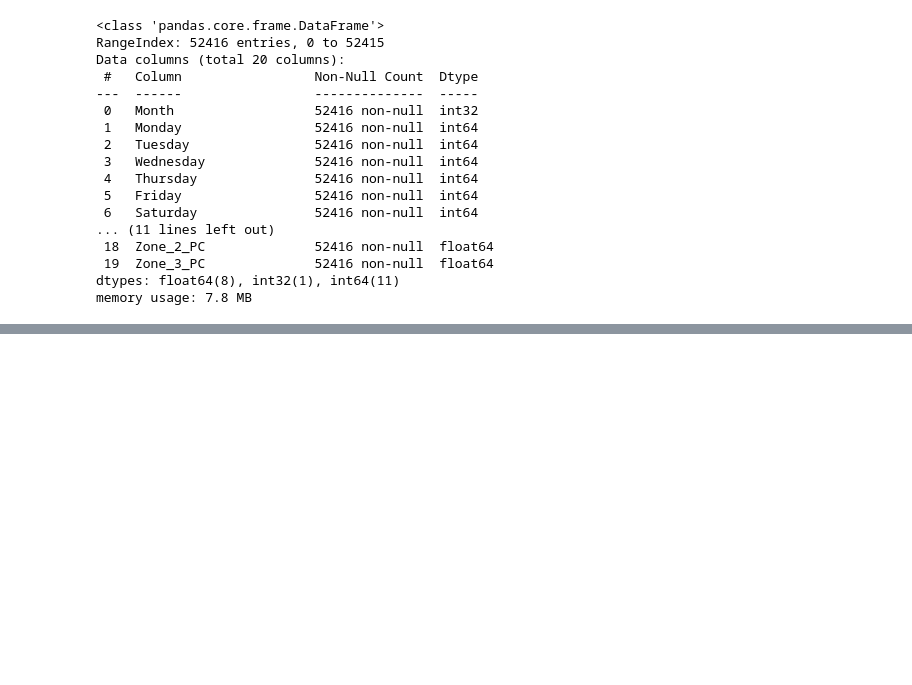
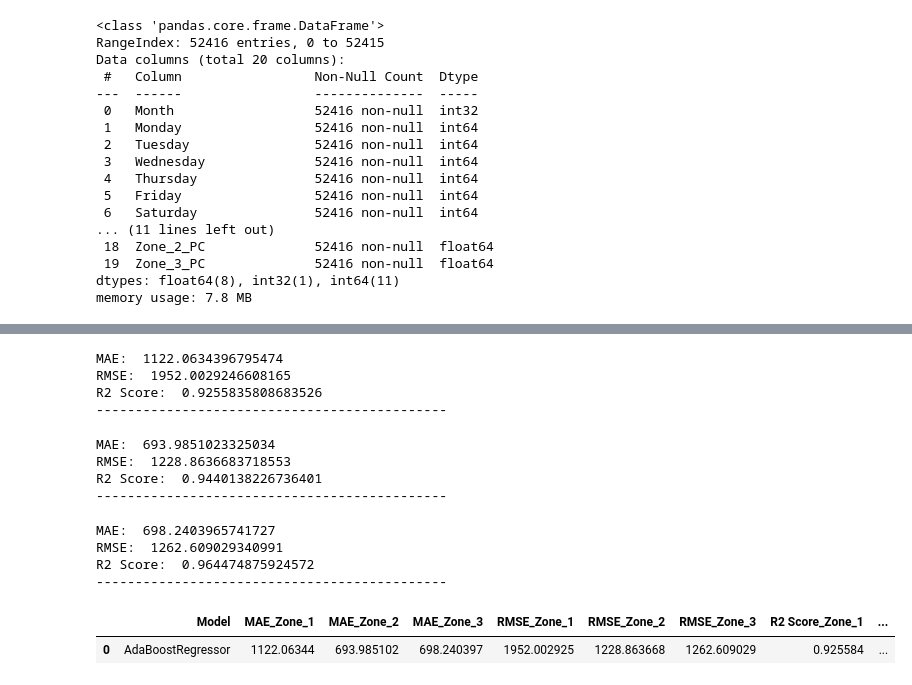
Before and after one commit to JosMal96/powerhouse-squad-project, a Jupyter notebook: Machine Learning.ipynb, the cells around one changed output, grey strips where cells are left out. Saved outputs shown, nothing was run; the diff lists cells and outputs as text; code cells hidden in the pictures; blank space fills up the shorter version.

```diff
--- a/Machine Learning.ipynb
+++ b/Machine Learning.ipynb
@@ -0,0 +62,4 @@
+# %%
+# Vars representing folders to store our Metrics:
+METRICS_PICKLE_DF = './Generated_Files'
+FINAL_RESULTS = './Models_Results'
@@ -505,0 +198,5 @@ y_train
+# %%
+scaler = MinMaxScaler()
+X_train_scaled, X_test_scaled = scale_data(X_train, X_test, normalizer=scaler)
+
+X_train_scaled.head()
@@ -505,0 +349,71 @@ y_train
+# %%
+# Less code for AdaBoost + df output
+
+# Initialize AdaBoost model
+ada_reg = AdaBoostRegressor(DecisionTreeRegressor(max_depth=20), n_estimators=100)
+
+# Create subsets
+zones = ['Zone_1_PC', 'Zone_2_PC', 'Zone_3_PC']
+# y_train_1 = y_train.drop(columns=['Zone_2_PC','Zone_3_PC'])
+y_train_subsets = [y_train.drop(columns=[zone for zone in zones if zone != target]) for target in zones]
+y_test_subsets = [y_test.drop(columns=[zone for zone in zones if zone != target]) for target in zones]
+
+# DataFrame to store results
+results_df = pd.DataFrame(columns=[
+    'Model', 'MAE_Zone_1', 'MAE_Zone_2', 'MAE_Zone_3',
+    'RMSE_Zone_1', 'RMSE_Zone_2', 'RMSE_Zone_3', 'R2 Score_Zone_1',
+    'R2 Score_Zone_2', 'R2 Score_Zone_3', 'Cross-validated R2', 'Cross-validated MAE'
+])
+
+# Initialize lists to store results
+mae_list, rmse_list, r2_list = [], [], []
+
+# Train and evaluate models
+for i, (y_train_subset, y_test_subset) in enumerate(zip(y_train_subsets, y_test_subsets)):
+    ada_reg.fit(X_train_scaled, y_train_subset)
+
+
+    mae, rmse, r2 = eval_model(ada_reg, X_test_scaled, y_test_subset, get_metrics=True)
+
+    # pred = ada_reg.predict(X_test_scaled)
+    # mae = mean_absolute_error(pred, y_test_subset)
+    # rmse = mean_squared_error(pred, y_test_subset, squared=False)
+    # r2 = ada_reg.score(X_test_scaled, y_test_subset)
+
+    mae_list.append(mae)
+    rmse_list.append(rmse)
+    r2_list.append(r2)
+
+# Calculate Cross-validated MAE as the mean of MAEs
+cross_validated_mae = sum(mae_list) / len(mae_list)
+# Calculate Cross-validated R2 as the mean of R2s
+cross_validated_R2 = sum(r2_list) / len(r2_list)
+
+# Add results to DataFrame
+results_df = pd.concat([results_df, pd.DataFrame({
+    'Model': ['AdaBoostRegressor'],
+    'MAE_Zone_1': [mae_list[0]], 'MAE_Zone_2': [mae_list[1]], 'MAE_Zone_3': [mae_list[2]],
+    'RMSE_Zone_1': [rmse_list[0]], 'RMSE_Zone_2': [rmse_list[1]], 'RMSE_Zone_3': [rmse_list[2]],
+    'R2 Score_Zone_1': [r2_list[0]], 'R2 Score_Zone_2': [r2_list[1]], 'R2 Score_Zone_3': [r2_list[2]],
+    'Cross-validated R2': [cross_validated_R2],
+    'Cross-validated MAE': [cross_validated_mae]
+})], ignore_index=True)
+
+store_pickle(results_df, 'AdaBoostRegressor_Zones_CV')
+
+results_df
+# %% [output]
+MAE:  1122.0634396795474
+RMSE:  1952.0029246608165
+R2 Score:  0.9255835808683526
+---------------------------------------------
+MAE:  693.9851023325034
+RMSE:  1228.8636683718553
+R2 Score:  0.9440138226736401
+---------------------------------------------
+MAE:  698.2403965741727
+RMSE:  1262.609029340991
+R2 Score:  0.964474875924572
+---------------------------------------------
+|  | Model | MAE_Zone_1 | MAE_Zone_2 | MAE_Zone_3 | RMSE_Zone_1 | RMSE_Zone_2 | RMSE_Zone_3 | R2 Score_Zone_1 | ... |
+| 0 | AdaBoostRegressor | 1122.06344 | 693.985102 | 698.240397 | 1952.002925 | 1228.863668 | 1262.609029 | 0.925584 | ... |
```
Also changed, not shown: parts of 42 cells of this notebook, 4 other files.
